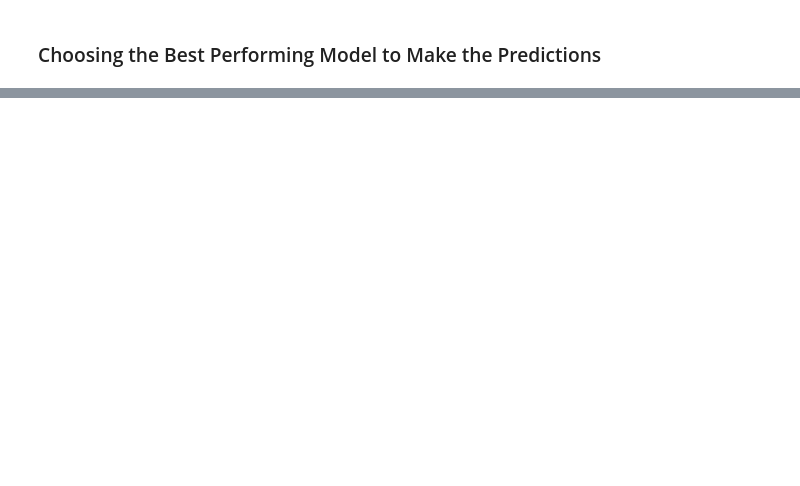
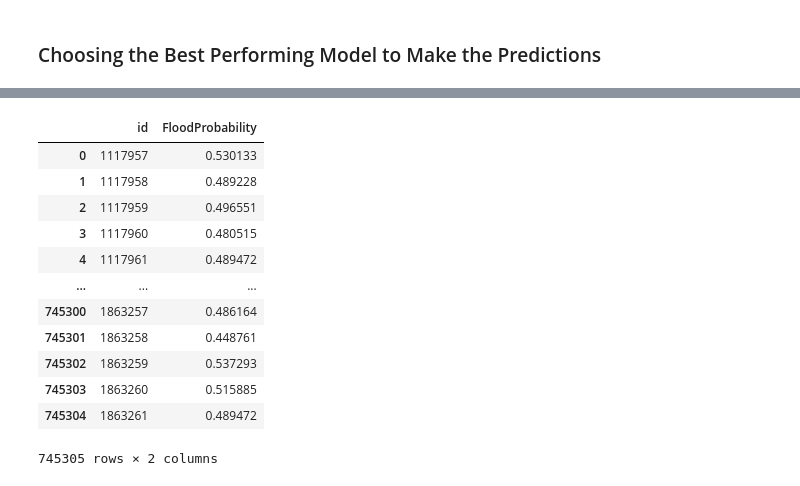
Before and after one commit to KartikeyBartwal/Flood-Estimation-Kaggle-Competition, a Jupyter notebook: Flood_Prediction.ipynb, the cells around one changed output, grey strips where cells are left out. Drawn from its saved outputs; the diff is of its cells as text; code cells hidden in the pictures; blank space fills up the shorter version.

```diff
--- a/Flood_Prediction.ipynb
+++ b/Flood_Prediction.ipynb
@@ -560,0 +643,2 @@ output_df = pd.DataFrame(df_test[["id"]] , outputs)
+# %%
+id = df_test[["id"]]
@@ -561,2 +661,21 @@ output_df = pd.DataFrame(df_test[["id"]] , outputs)
+# %%
+output_df = pd.concat([id, output_df], axis=1)
+# output_df.name = 'FloodProbability'
+# %%
+output_df
+# %% [output]
+|  | id | FloodProbability |
+| 0 | 1117957 | 0.530133 |
+| 1 | 1117958 | 0.489228 |
+| 2 | 1117959 | 0.496551 |
+| 3 | 1117960 | 0.480515 |
+| 4 | 1117961 | 0.489472 |
+| ... | ... | ... |
+| 745300 | 1863257 | 0.486164 |
+| 745301 | 1863258 | 0.448761 |
+| 745302 | 1863259 | 0.537293 |
+| 745303 | 1863260 | 0.515885 |
+| 745304 | 1863261 | 0.489472 |
+745305 rows × 2 columns
 # %%
 output_df.to_csv("target outputs.csv")
```
Also changed, not shown: parts of 11 cells of this notebook.
